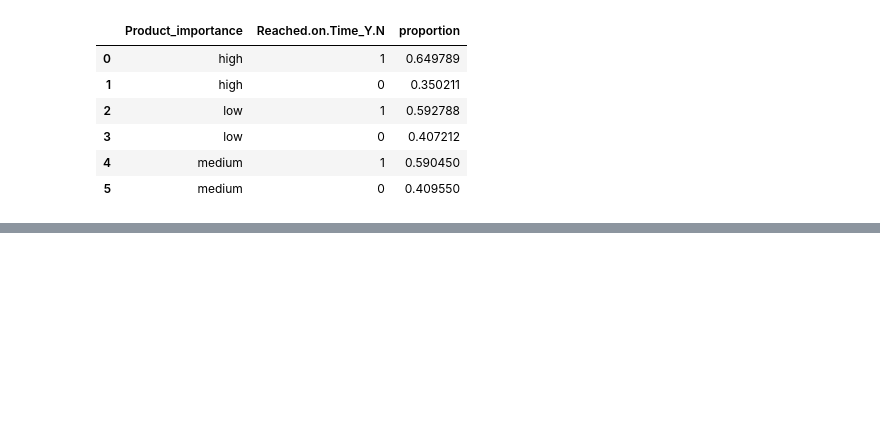
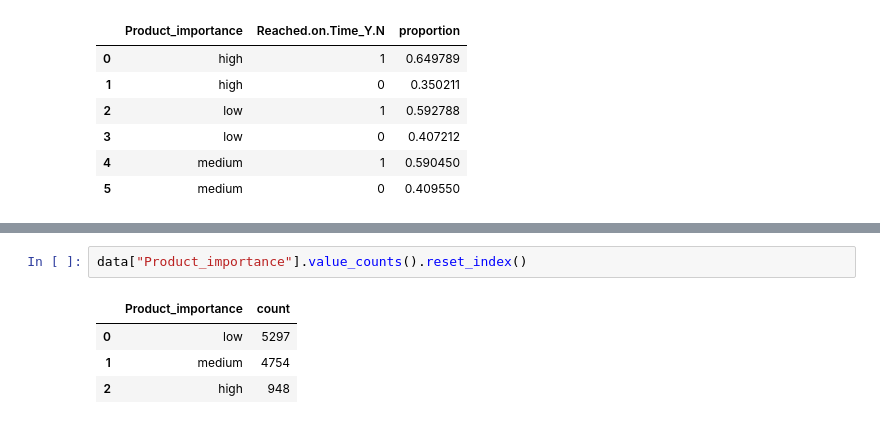
Before and after one commit to rajesh-coventry/Projects, a Jupyter notebook: 02_Data_Visuallization/05_E-Commerce_Shipping/01_delivery_performance_optimization.ipynb, the cells around one changed output, grey strips where cells are left out. Drawn from its saved outputs; the diff is of its cells as text; blank space fills up the shorter version.

```diff
--- a/02_Data_Visuallization/05_E-Commerce_Shipping/01_delivery_performance_optimization.ipynb
+++ b/02_Data_Visuallization/05_E-Commerce_Shipping/01_delivery_performance_optimization.ipynb
@@ -1101,0 +1156,7 @@ Text(0.5, 1.0, 'On-Time Deliveries for High Product Importance:')
+# %%
+data["Product_importance"].value_counts().reset_index()
+# %% [output]
+|  | Product_importance | count |
+| 0 | low | 5297 |
+| 1 | medium | 4754 |
+| 2 | high | 948 |
```
Also changed, not shown: parts of 13 cells of this notebook.
